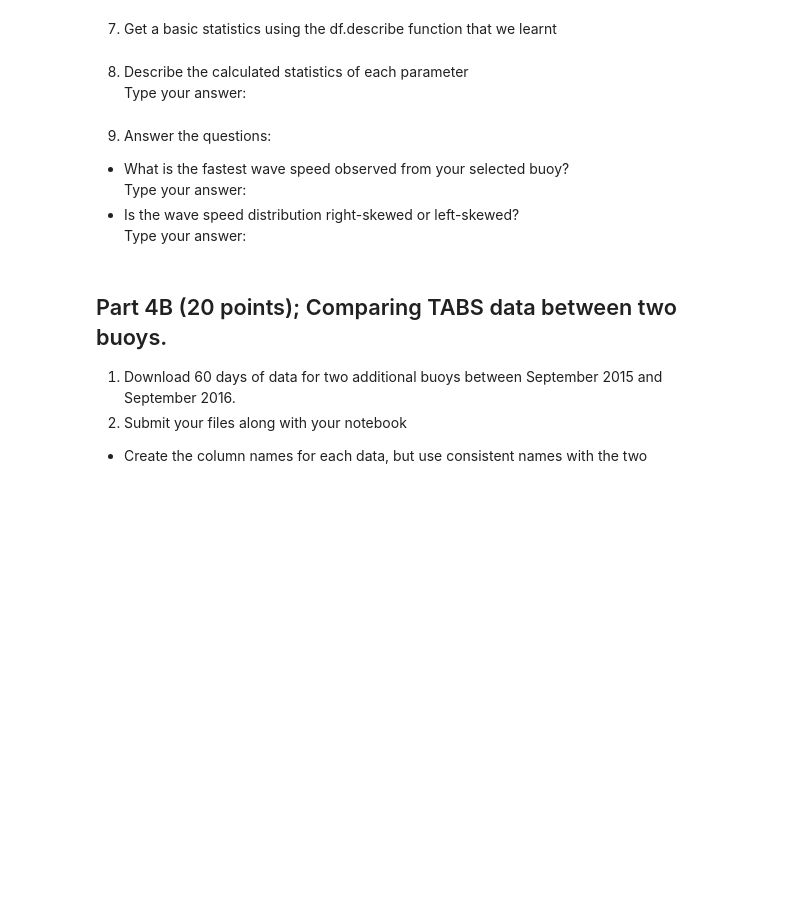
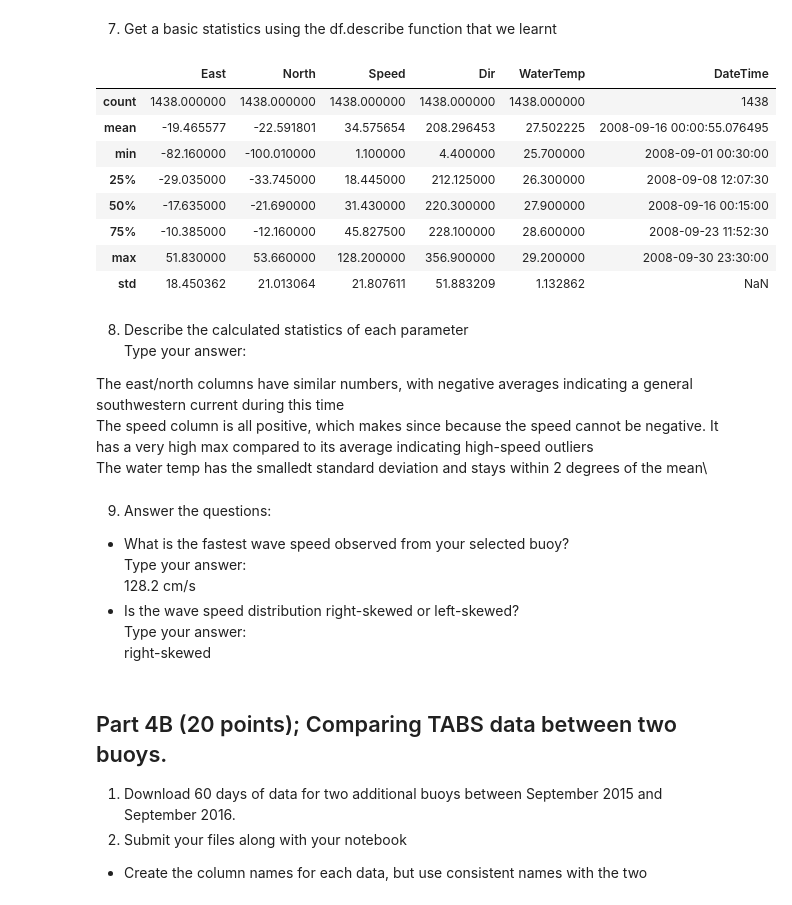
Before and after one commit to MicroTeaspoon/OCNG470, a Jupyter notebook: Lab4/Lab 4_assignment_python-1.ipynb, the cells around one changed output. Saved outputs shown, nothing was run; the diff lists cells and outputs as text; code cells hidden in the pictures; blank space fills up the shorter version.

```diff
--- a/Lab4/Lab 4_assignment_python-1.ipynb
+++ b/Lab4/Lab 4_assignment_python-1.ipynb
@@ -56,15 +109,32 @@ Type your answer:
 7. Get a basic statistics using the df.describe function that we learnt
 # %%
 #your code
+tabs.describe()
+# %% [output]
+|  | East | North | Speed | Dir | WaterTemp | DateTime |
+| count | 1438.000000 | 1438.000000 | 1438.000000 | 1438.000000 | 1438.000000 | 1438 |
+| mean | -19.465577 | -22.591801 | 34.575654 | 208.296453 | 27.502225 | 2008-09-16 00:00:55.076495 |
+| min | -82.160000 | -100.010000 | 1.100000 | 4.400000 | 25.700000 | 2008-09-01 00:30:00 |
+| 25% | -29.035000 | -33.745000 | 18.445000 | 212.125000 | 26.300000 | 2008-09-08 12:07:30 |
+| 50% | -17.635000 | -21.690000 | 31.430000 | 220.300000 | 27.900000 | 2008-09-16 00:15:00 |
+| 75% | -10.385000 | -12.160000 | 45.827500 | 228.100000 | 28.600000 | 2008-09-23 11:52:30 |
+| max | 51.830000 | 53.660000 | 128.200000 | 356.900000 | 29.200000 | 2008-09-30 23:30:00 |
+| std | 18.450362 | 21.013064 | 21.807611 | 51.883209 | 1.132862 | NaN |
 # %% [markdown]
 8. Describe the calculated statistics of each parameter\
 Type your answer:
+
+The east/north columns have similar numbers, with negative averages indicating a general southwestern current during this time\
+The speed column is all positive, which makes since because the speed cannot be negative. It has a very high max compared to its average indicating high-speed outliers\
+The water temp has the smalledt standard deviation and stays within 2 degrees of the mean\
 # %% [markdown]
 9. Answer the questions:
 - What is the fastest wave speed observed from your selected buoy?\
-Type your answer:
+Type your answer:\
+128.2 cm/s
 - Is the wave speed distribution right-skewed or left-skewed?\
-Type your answer:
+Type your answer:\
+right-skewed
 # %% [markdown]
 ## Part 4B (20 points); Comparing TABS data between two buoys.
 1. Download 60 days of data for two additional buoys between September 2015 and September 2016.
```
Also changed, not shown: parts of 12 cells of this notebook, 2 other files.
